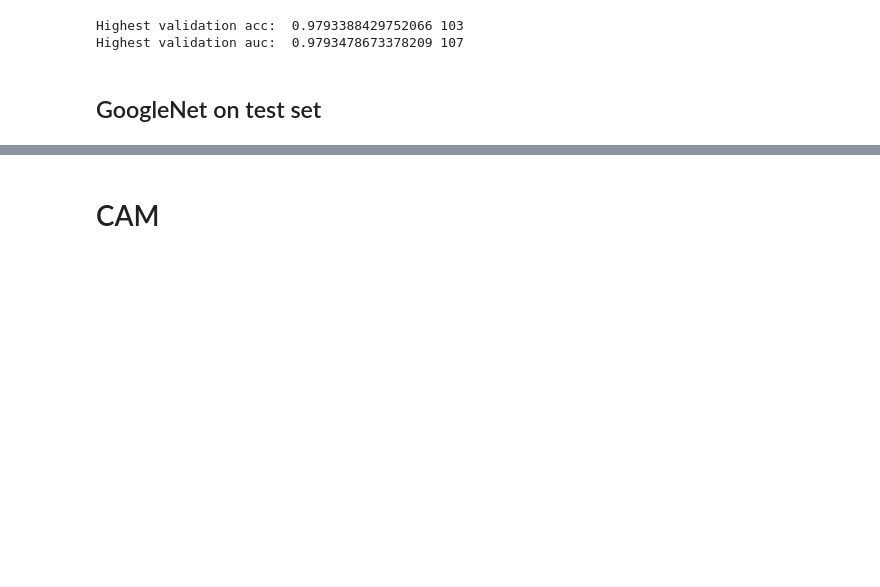
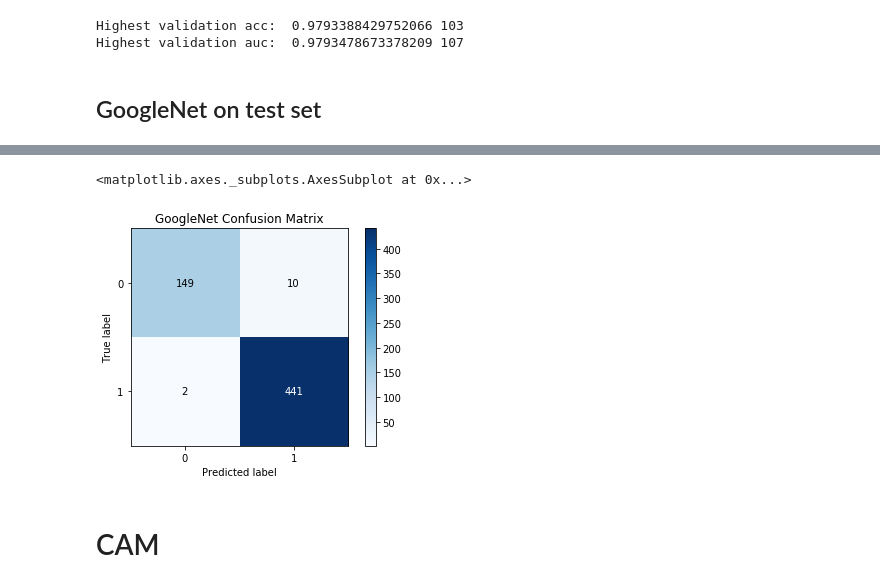
Before and after one commit to zyy2929/DeepLearningForMedicine, a Jupyter notebook: Code/visualization.ipynb, the cells around one changed output, grey strips where cells are left out. Drawn from its saved outputs; the diff is of its cells as text; code cells hidden in the pictures; blank space fills up the shorter version.

```diff
--- a/Code/visualization.ipynb
+++ b/Code/visualization.ipynb
@@ -193,3 +246,8 @@ goo_pred_labels = np.concatenate(history_googlenet_test['preds_list'])
+# %%
+skplt.metrics.plot_confusion_matrix(goo_true_labels, goo_pred_labels, title = 'GoogleNet Confusion Matrix')
+# %% [output]
+<matplotlib.axes._subplots.AxesSubplot at 0x...>
+[figure, added]
 # %% [markdown]
 # CAM
 # %%
```
Also changed, not shown: parts of 3 cells of this notebook.
